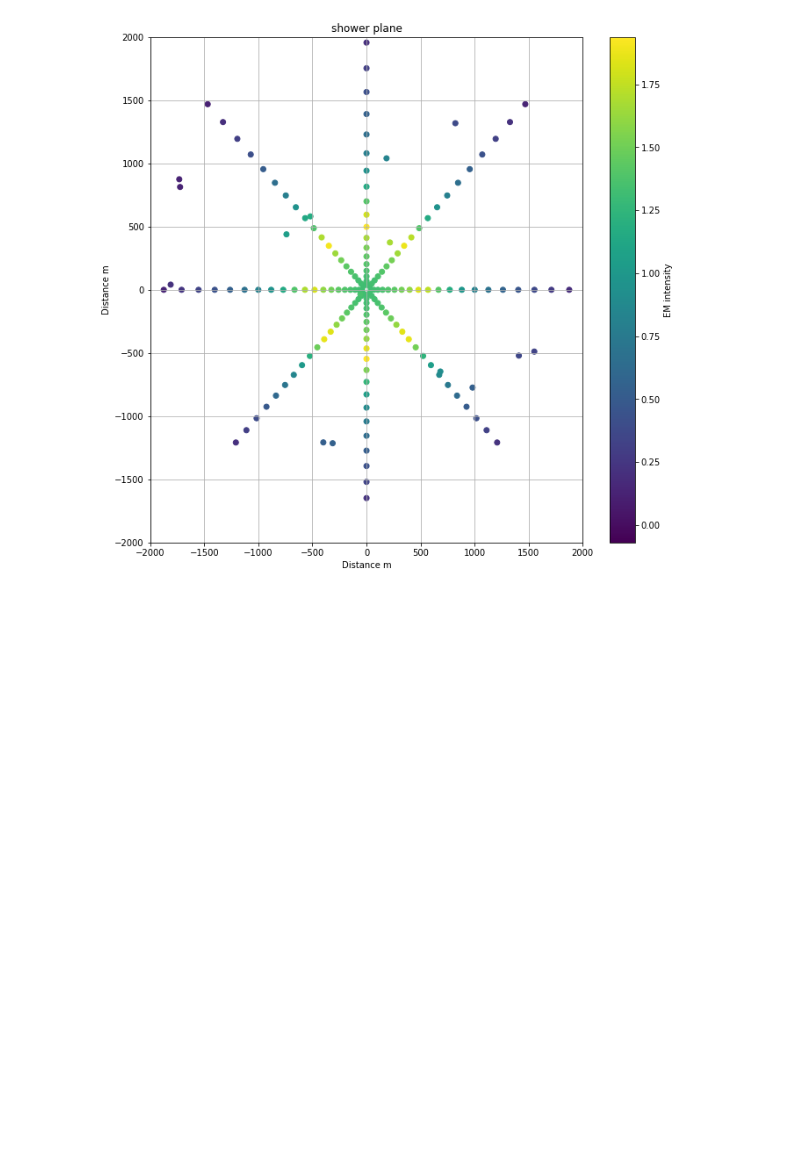
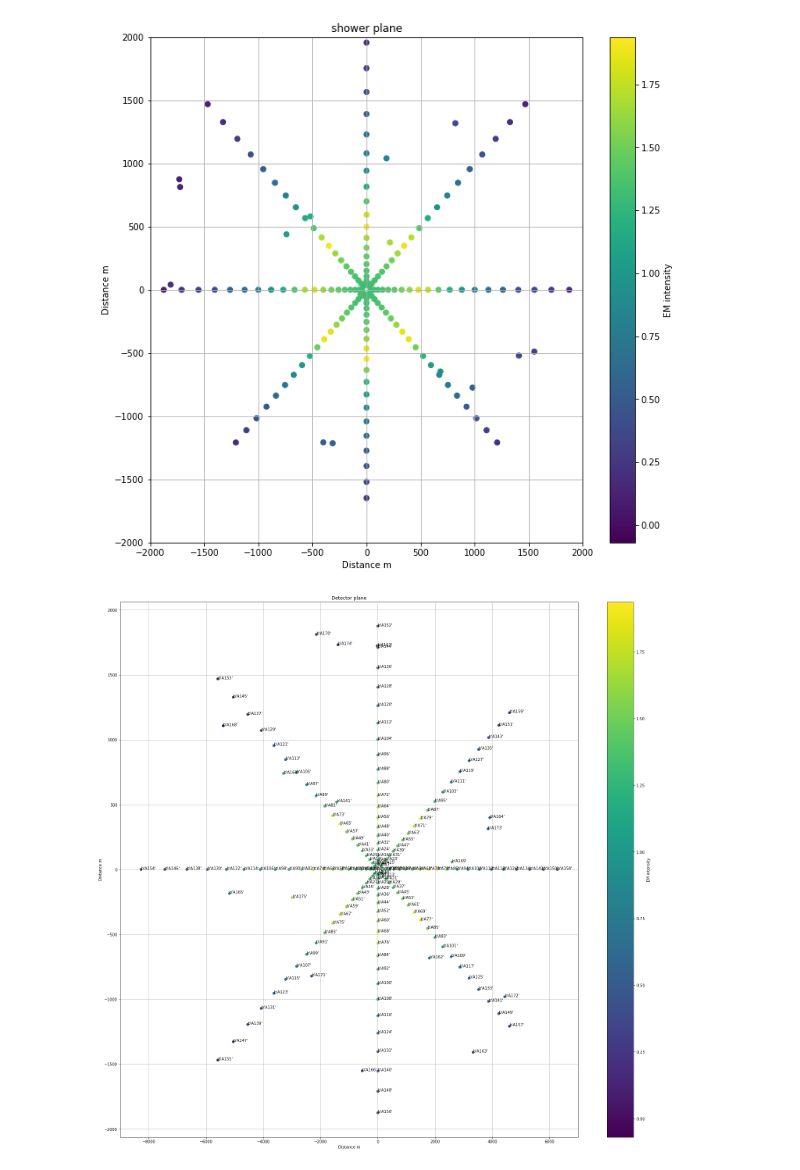
Before and after one commit to abwembya/D2Splane2, a Jupyter notebook: shower_plane.ipynb, the cells around one changed output. Saved outputs shown, nothing was run; the diff lists cells and outputs as text; code cells hidden in the pictures; blank space fills up the shorter version.

```diff
--- a/shower_plane.ipynb
+++ b/shower_plane.ipynb
@@ -206,3 +208,30 @@ plt.tight_layout()
 fig.set_size_inches(10.5, 10.5)
 # %% [output]
 [figure]
+# %%
+import re
+'''naming antenna traces'''
+fig = plt.figure()
+#plt.scatter(showercoords[0],showercoords[1] ,c=lmaxVals[cut],alpha=1)
+#plotting antena names on the detector plane coordinates
+plt.scatter(x[cut],y[cut],c=lmaxVals[cut])
+plt.colorbar(label="EM intensity")
+plt.title("Detector plane")
+plt.xlabel("Distance m")
+plt.ylabel("Distance m")
+plt.grid()
+#plt.xlim(-1000,1000)
+#plt.ylim(-1000,1000)
+plt.tight_layout()
+fig.set_size_inches(25, 25)
+#plt.annotate(Antenna,(x,y),Antenna, fontsize=12)
+Aname=[]
+for i, txt in enumerate(antenna_info):
+    for catch in re.finditer(b'A[\d][\d]*', txt):
+        Aname.append(catch[0])
+            #print(catch[0]) # catch is a match object
+        #print(catch[0], x[i], y[i])
+        plt.annotate(catch[0], (x[i], y[i]))
+plt.show()
+# %% [output]
+[figure, added]
```
Also changed, not shown: parts of 7 cells of this notebook.
